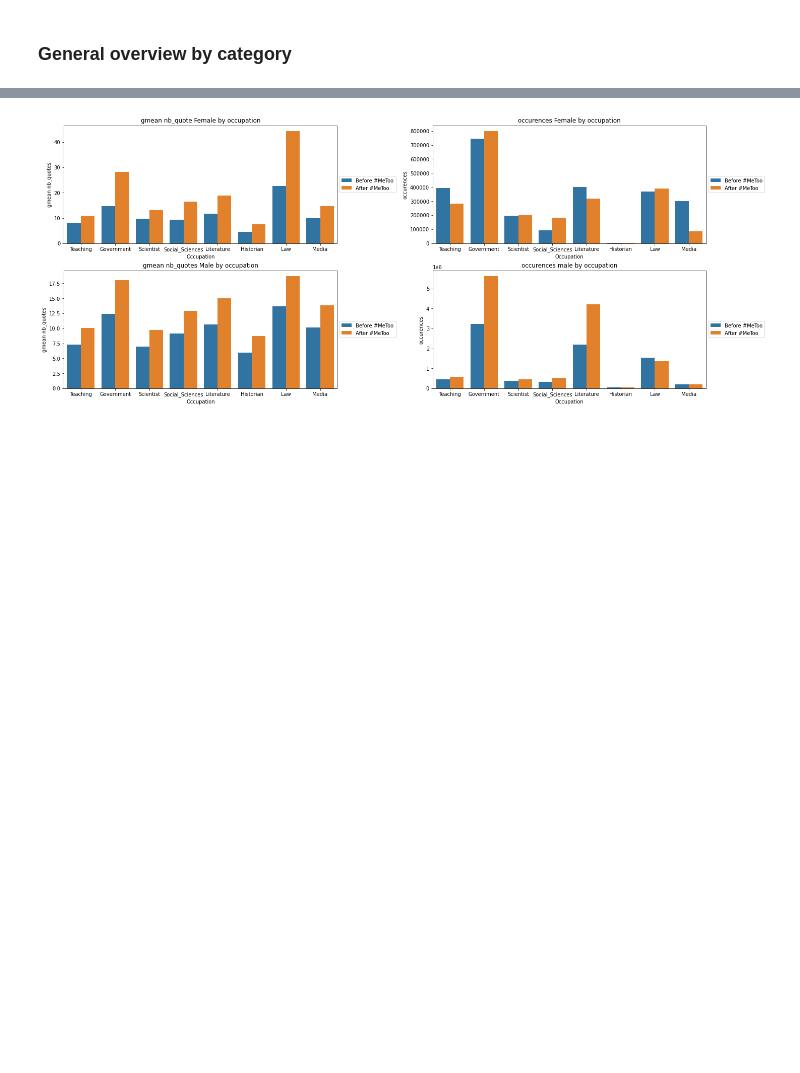
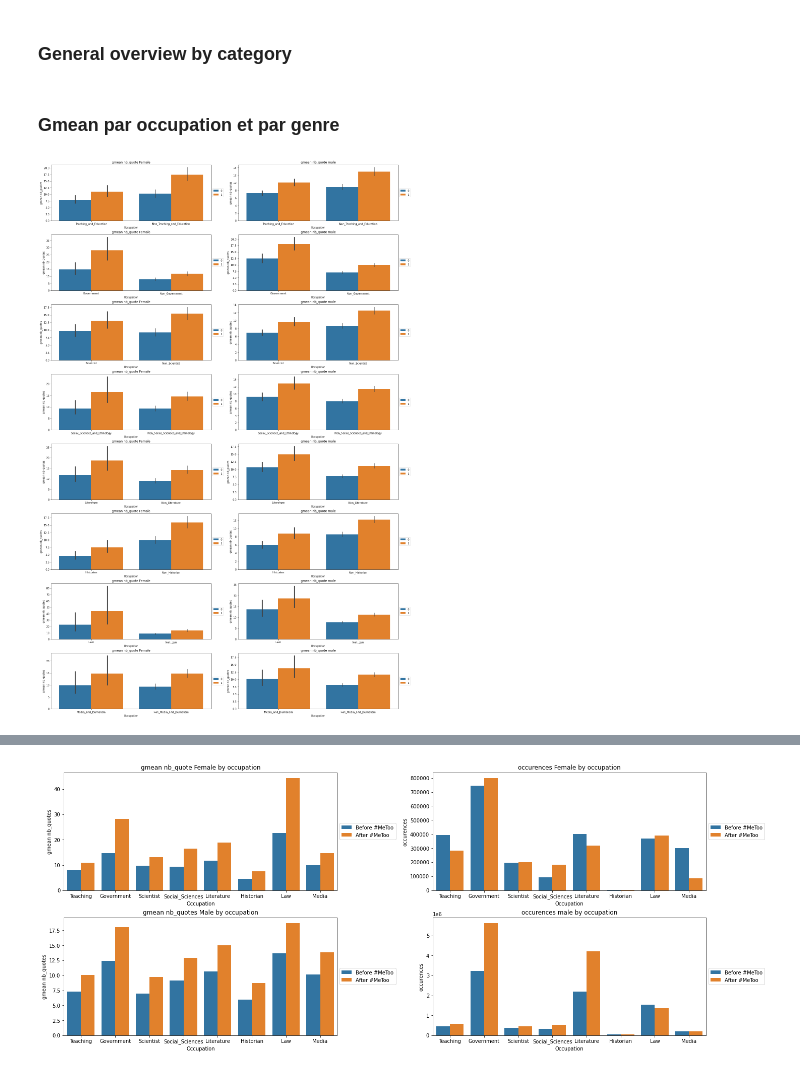
Before and after one commit to janougome/ADA-team, a Jupyter notebook: Milestone3.ipynb, the cells around one changed output, grey strips where cells are left out. Drawn from its saved outputs; the diff is of its cells as text; code cells hidden in the pictures; blank space fills up the shorter version.

Commit message:
graphes gmean et median

```diff
--- a/Milestone3.ipynb
+++ b/Milestone3.ipynb
@@ -703,3 +703,43 @@ balanced_media = pd.concat([pd.read_json(DATA_FOLDER + 'results/balanced_Media_a
                                speakers_twice])
 # %% [markdown]
 ### General overview by category ####
+# %%
+def create_dF_category(c,name,non_name):
+    yes=c[(c[name] == 1)][['nb_quotes','nb_occurrences','label','gender',name]]
+    dfYes=pd.DataFrame(yes)
+    dfYes['Occupation'] = name
+    no=c[(c[name] == 0)][['nb_quotes','nb_occurrences','label','gender',name]]
+    dfNo=pd.DataFrame(no)
+    dfNo['Occupation'] = non_name
+    Full=pd.concat([dfYes,dfNo])
+    return Full
+# %%
+FullTeaching= create_dF_category(balanced_teaching,"Teaching_and_Education","Non_Teaching_and_Education")
+FullGovernment=create_dF_category( balanced_government,"Government","Non_Government")
+FullScientist=create_dF_category(balanced_scientist,"Scientist","Non_Scientist")
+FullSocial=create_dF_category(balanced_social_sciences,"Social_Sciences_and_Ethnology","Non_Social_Sciences_and_Ethnology")
+FullLit=create_dF_category(balanced_literature,"Literature","Non_Literature")
+FullHistorian=create_dF_category(balanced_historian,"Historian","Non_Historian")
+FullLaw =create_dF_category(balanced_law,"Law","Non_Law")
+FullMedia=create_dF_category(balanced_media,"Media_and_Journalism","Non_Media_and_Journalism")
+# %% [markdown]
+### Gmean par occupation et par genre
+# %%
+fig, ax = plt.subplots(nrows=8, ncols=2, constrained_layout=True, figsize=(20, 30));
+fulls=[FullTeaching,FullGovernment,FullScientist,FullSocial,FullLit,FullHistorian,FullLaw,FullMedia];
+i=0
+for f in fulls:
+    sns.barplot(ax=ax[i,0], x = 'Occupation', y = 'nb_quotes', hue = 'label',
+                data = f[(f['gender'] == "female")], estimator=stats.mstats.gmean,n_boot=10000);
+    sns.barplot(ax=ax[i,1], x = 'Occupation', y = 'nb_quotes', hue = 'label',
+                data = f[(f['gender'] == "male")], estimator=stats.mstats.gmean,n_boot=10000);
+    ax[i,0].set(ylabel='gmean nb_quotes');
+    ax[i,0].legend(loc='center left', bbox_to_anchor=(1, 0.5));
+    ax[i,0].set_title('gmean nb_quote Female');
+    ax[i,1].set(ylabel='gmean nb_quotes');
+    ax[i,1].legend(loc='center left', bbox_to_anchor=(1, 0.5));
+    ax[i,1].set_title('gmean nb_quote male');
+
+    i+=1
+# %% [output]
+[figure, added]
```
Also changed, not shown: parts of 4 cells of this notebook.
